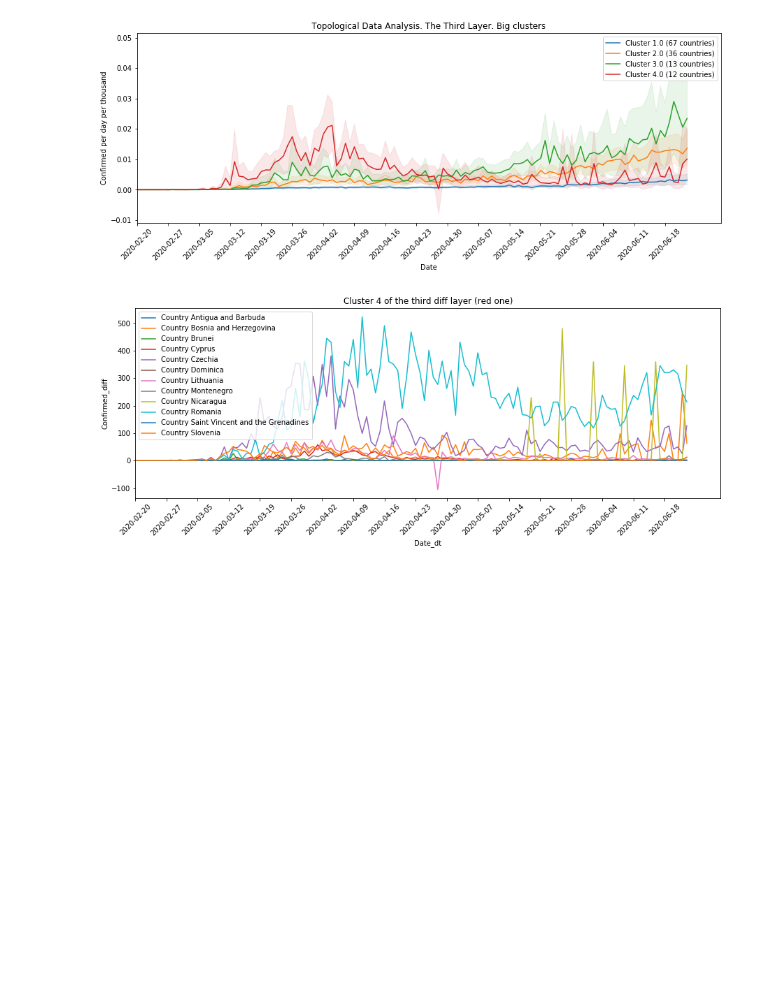
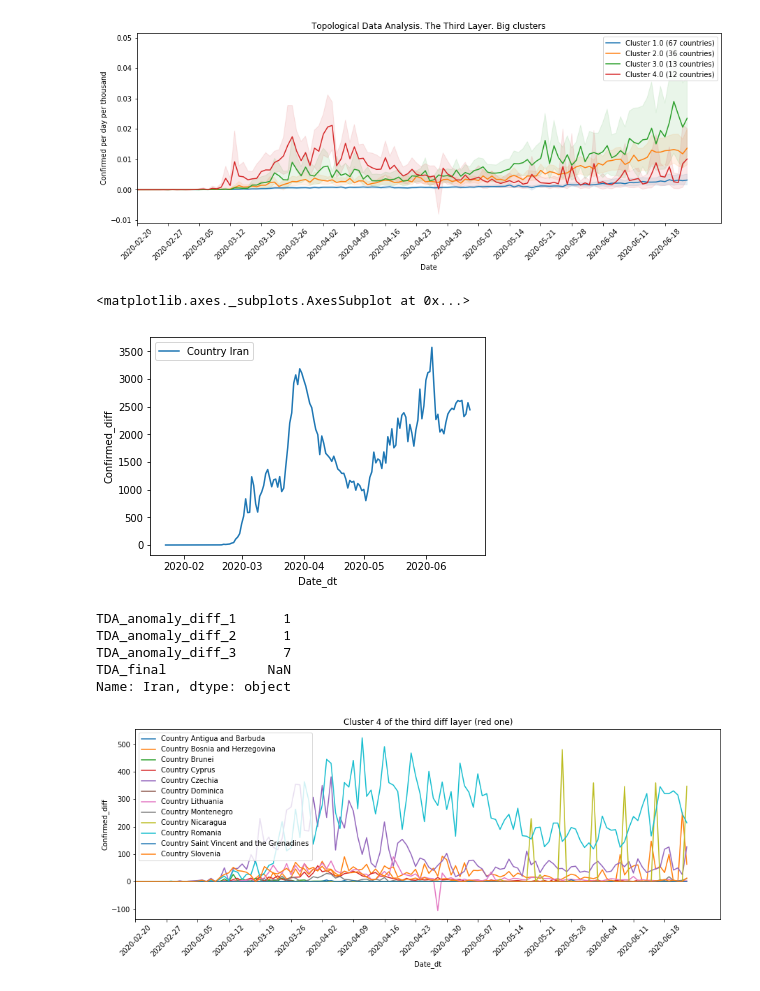
Before and after one commit to ChernovAndrey/Network-Science-Project-2, a Jupyter notebook: notebooks/ed-24.06.2020-Analyze_TDA_diff.ipynb, the cells around one changed output. Cells and saved outputs as stored; diff of their text form; code cells hidden in the pictures; blank space fills up the shorter version.

```diff
--- a/notebooks/ed-24.06.2020-Analyze_TDA_diff.ipynb
+++ b/notebooks/ed-24.06.2020-Analyze_TDA_diff.ipynb
@@ -297,6 +297,21 @@ plt.xlabel('Date')
 plt.show()
 # %% [output]
 [figure]
+# %%
+sns.lineplot(x='Date_dt', y='Confirmed_diff', data=cov_ds[cov_ds['Country']=='Iran'],
+                 label=f"Country Iran",
+                 palette='Accent', err_kws={'alpha':0.1})
+# %% [output]
+<matplotlib.axes._subplots.AxesSubplot at 0x...>
+[figure, added]
+# %%
+tda_ds.loc['Iran']
+# %% [output]
+TDA_anomaly_diff_1      1
+TDA_anomaly_diff_2      1
+TDA_anomaly_diff_3      7
+TDA_final             NaN
+Name: Iran, dtype: object
 # %%
 plt.figure(figsize=(15,5))
 f = 'TDA_anomaly_diff_3'
```
Also changed, not shown: 3 other files.
